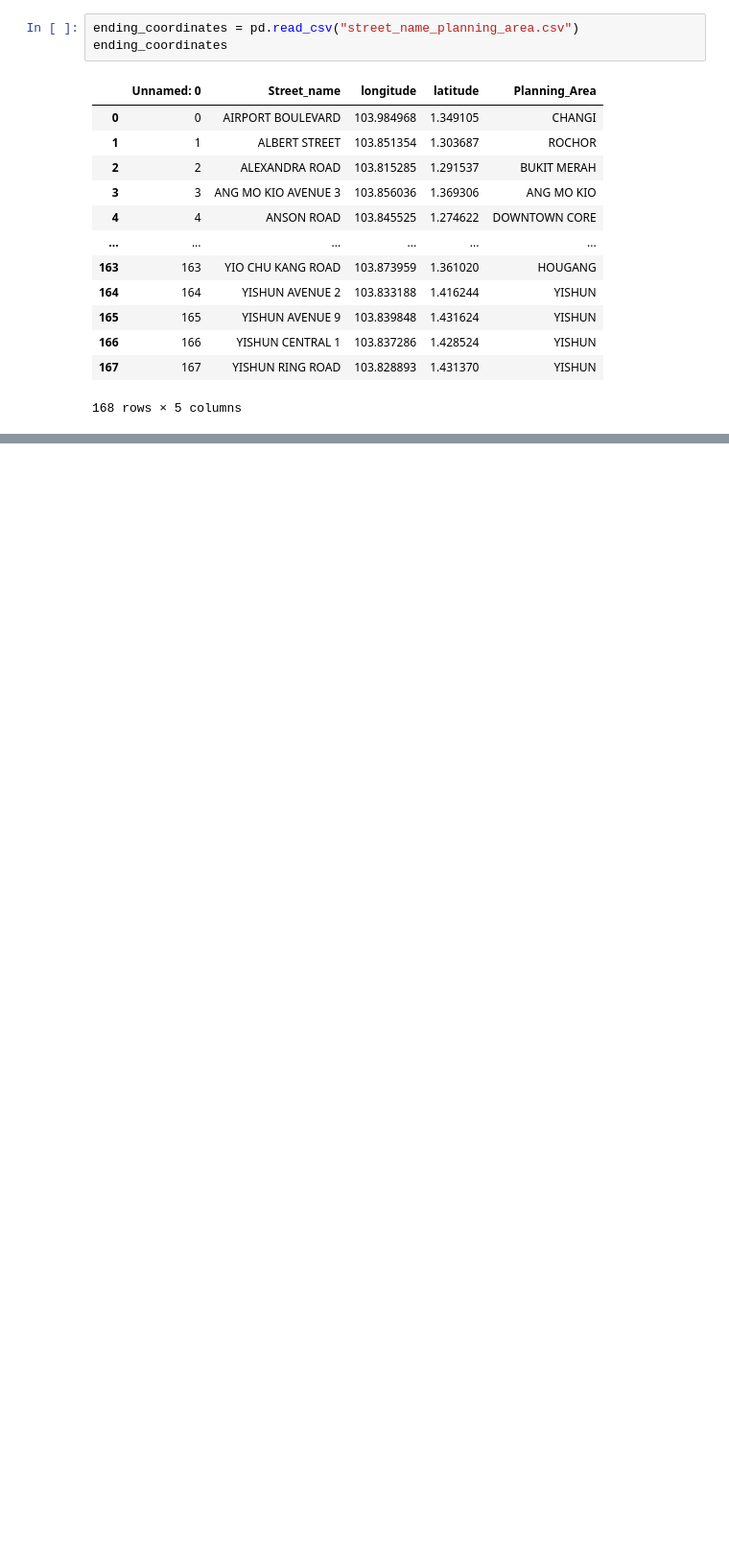
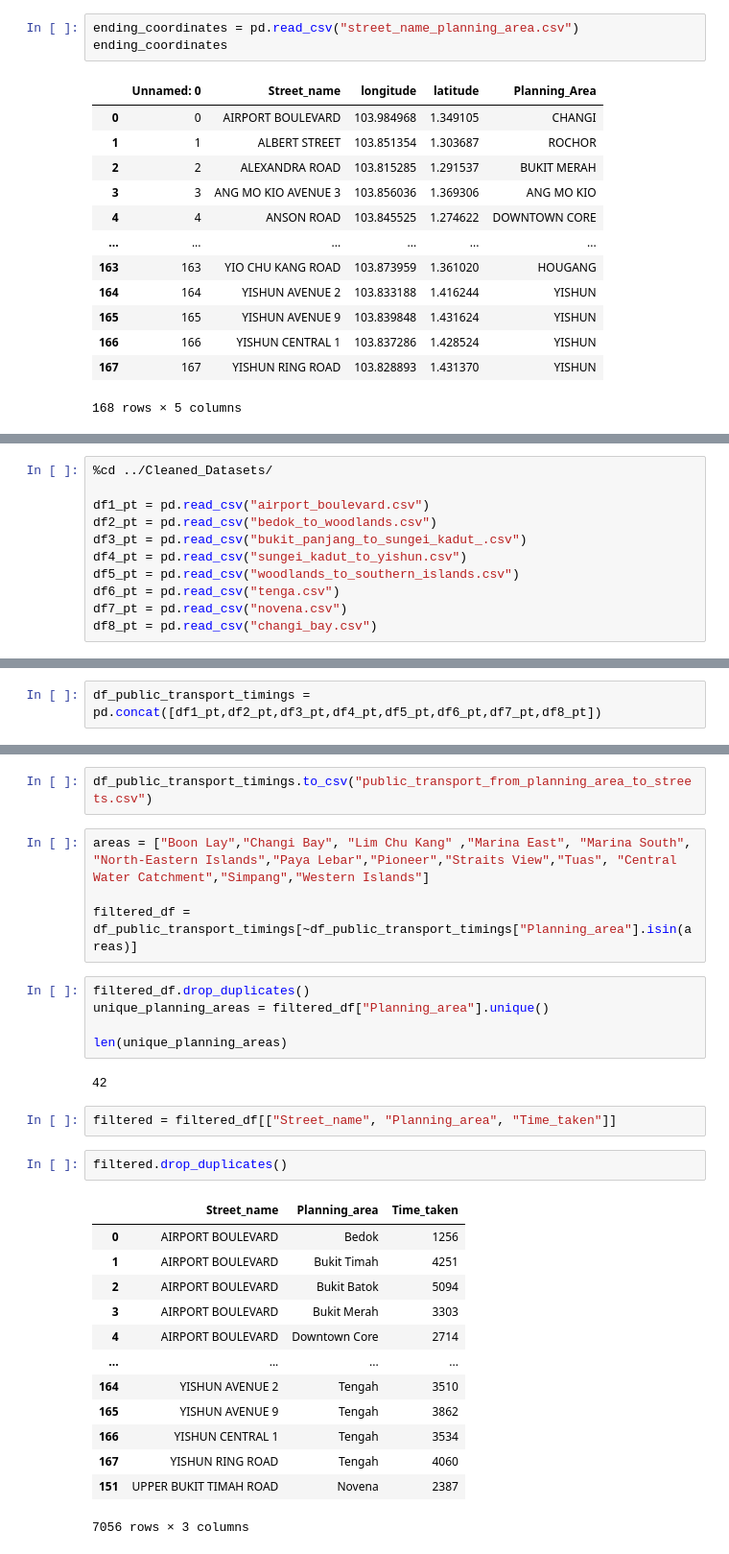
Before and after one commit to melgann/dse-project, a Jupyter notebook: Obtaining_coords_street.ipynb, the cells around one changed output, grey strips where cells are left out. Shown at 96% size. Drawn from its saved outputs; the diff is of its cells as text; blank space fills up the shorter version.

Commit message:
accessibility score + street coords

```diff
--- a/Obtaining_coords_street.ipynb
+++ b/Obtaining_coords_street.ipynb
@@ -386,0 +330,11 @@ print(response.text)
+# %%
+%cd ../Cleaned_Datasets/
+
+df1_pt = pd.read_csv("airport_boulevard.csv")
+df2_pt = pd.read_csv("bedok_to_woodlands.csv")
+df3_pt = pd.read_csv("bukit_panjang_to_sungei_kadut_.csv")
+df4_pt = pd.read_csv("sungei_kadut_to_yishun.csv")
+df5_pt = pd.read_csv("woodlands_to_southern_islands.csv")
+df6_pt = pd.read_csv("tenga.csv")
+df7_pt = pd.read_csv("novena.csv")
+df8_pt = pd.read_csv("changi_bay.csv")
@@ -386,0 +343,2 @@ print(response.text)
+# %%
+df_public_transport_timings = pd.concat([df1_pt,df2_pt,df3_pt,df4_pt,df5_pt,df6_pt,df7_pt,df8_pt])
@@ -386,0 +400,31 @@ print(response.text)
+# %%
+df_public_transport_timings.to_csv("public_transport_from_planning_area_to_streets.csv")
+# %%
+areas = ["Boon Lay","Changi Bay", "Lim Chu Kang" ,"Marina East", "Marina South", "North-Eastern Islands","Paya Lebar","Pioneer","Straits View","Tuas", "Central Water Catchment","Simpang","Western Islands"]
+
+filtered_df = df_public_transport_timings[~df_public_transport_timings["Planning_area"].isin(areas)]
+# %%
+filtered_df.drop_duplicates()
+unique_planning_areas = filtered_df["Planning_area"].unique()
+
+len(unique_planning_areas)
+# %% [output]
+42
+# %%
+filtered = filtered_df[["Street_name", "Planning_area", "Time_taken"]]
+# %%
+filtered.drop_duplicates()
+# %% [output]
+|  | Street_name | Planning_area | Time_taken |
+| 0 | AIRPORT BOULEVARD | Bedok | 1256 |
+| 1 | AIRPORT BOULEVARD | Bukit Timah | 4251 |
+| 2 | AIRPORT BOULEVARD | Bukit Batok | 5094 |
+| 3 | AIRPORT BOULEVARD | Bukit Merah | 3303 |
+| 4 | AIRPORT BOULEVARD | Downtown Core | 2714 |
+| ... | ... | ... | ... |
+| 164 | YISHUN AVENUE 2 | Tengah | 3510 |
+| 165 | YISHUN AVENUE 9 | Tengah | 3862 |
+| 166 | YISHUN CENTRAL 1 | Tengah | 3534 |
+| 167 | YISHUN RING ROAD | Tengah | 4060 |
+| 151 | UPPER BUKIT TIMAH ROAD | Novena | 2387 |
+7056 rows × 3 columns
```
Also changed, not shown: parts of 18 cells of this notebook, 14 other files.
